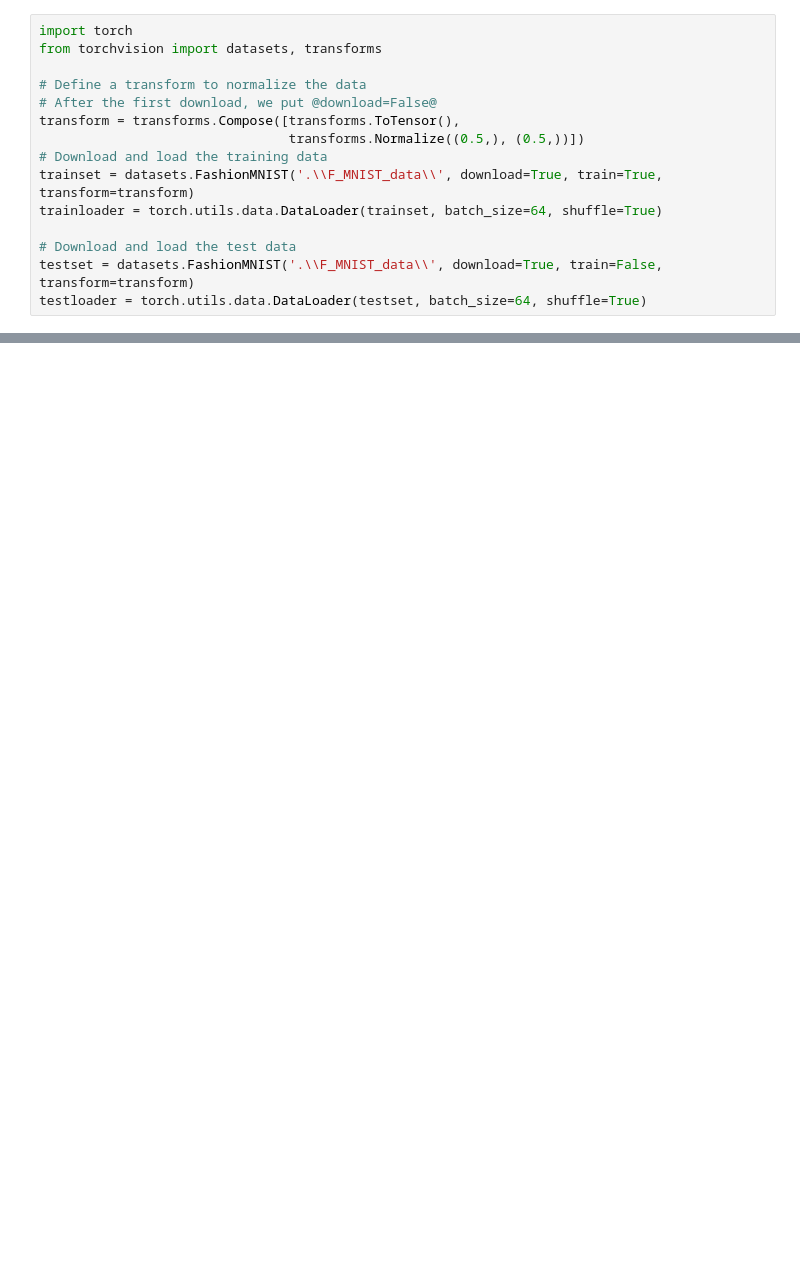
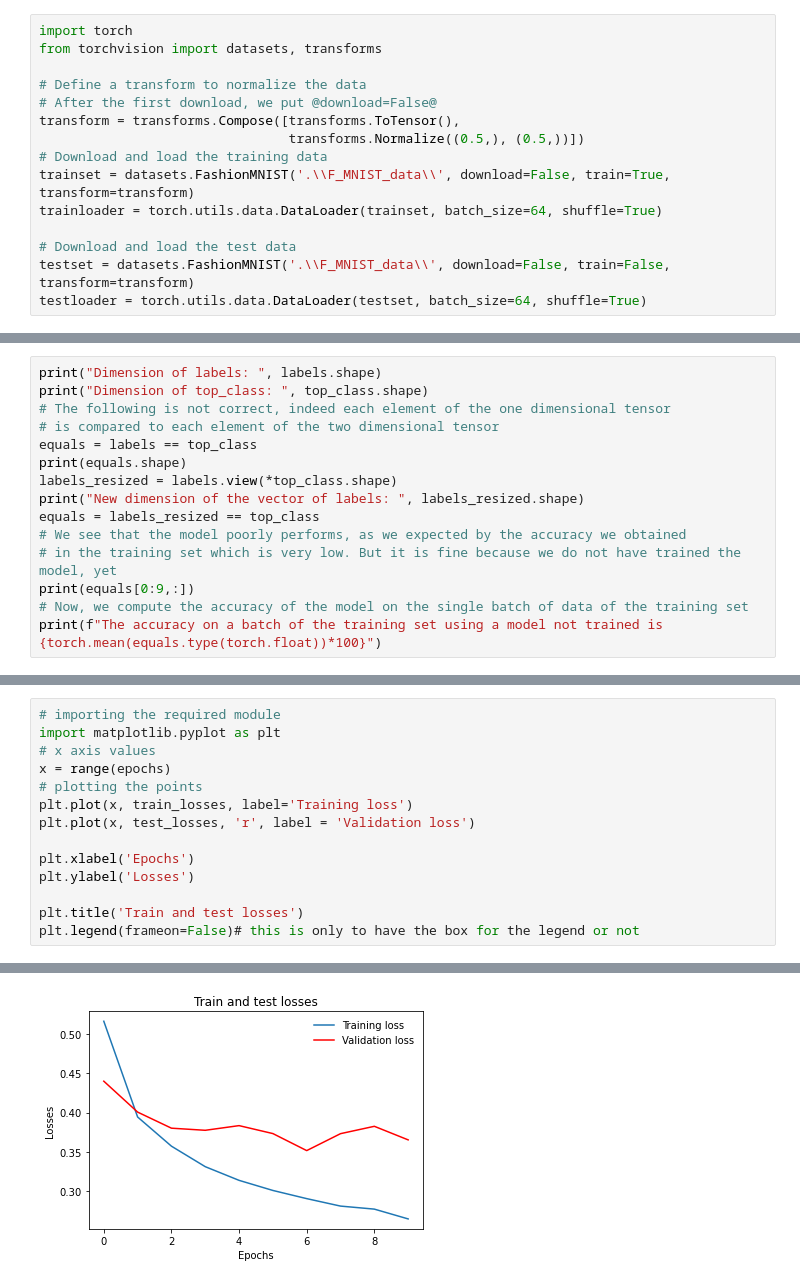
Before and after one commit to sarafrr/UdacityDeepLearningPyTorch, a Jupyter notebook: Part 5 - Inference and Validation.ipynb, the cells around one changed output, grey strips where cells are left out. Cells and saved outputs as stored; diff of their text form; blank space fills up the shorter version.

```diff
--- a/Part 5 - Inference and Validation.ipynb
+++ b/Part 5 - Inference and Validation.ipynb
@@ -12,9 +12,9 @@ from torchvision import datasets, transforms
 transform = transforms.Compose([transforms.ToTensor(),
                                 transforms.Normalize((0.5,), (0.5,))])
 # Download and load the training data
-trainset = datasets.FashionMNIST('.\\F_MNIST_data\\', download=True, train=True, transform=transform)
+trainset = datasets.FashionMNIST('.\\F_MNIST_data\\', download=False, train=True, transform=transform)
 trainloader = torch.utils.data.DataLoader(trainset, batch_size=64, shuffle=True)
 
 # Download and load the test data
-testset = datasets.FashionMNIST('.\\F_MNIST_data\\', download=True, train=False, transform=transform)
+testset = datasets.FashionMNIST('.\\F_MNIST_data\\', download=False, train=False, transform=transform)
 testloader = torch.utils.data.DataLoader(testset, batch_size=64, shuffle=True)
@@ -66,0 +113,15 @@ for images,labels in testloader:
+# %%
+print("Dimension of labels: ", labels.shape)
+print("Dimension of top_class: ", top_class.shape)
+# The following is not correct, indeed each element of the one dimensional tensor
+# is compared to each element of the two dimensional tensor
+equals = labels == top_class
+print(equals.shape)
+labels_resized = labels.view(*top_class.shape)
+print("New dimension of the vector of labels: ", labels_resized.shape)
+equals = labels_resized == top_class
+# We see that the model poorly performs, as we expected by the accuracy we obtained
+# in the training set which is very low. But it is fine because we do not have trained the model, yet
+print(equals[0:9,:])
+# Now, we compute the accuracy of the model on the single batch of data of the training set
+print(f"The accuracy on a batch of the training set using a model not trained is {torch.mean(equals.type(torch.float))*100}")
@@ -66,0 +241,15 @@ for images,labels in testloader:
+# %%
+# importing the required module
+import matplotlib.pyplot as plt
+# x axis values
+x = range(epochs)
+# plotting the points
+plt.plot(x, train_losses, label='Training loss')
+plt.plot(x, test_losses, 'r', label = 'Validation loss')
+
+plt.xlabel('Epochs')
+plt.ylabel('Losses')
+
+plt.title('Train and test losses')
+plt.legend(frameon=False)# this is only to have the box for the legend or not
+# %% [output]
@@ -66,0 +257 @@ for images,labels in testloader:
+[figure, added]
```
Also changed, not shown: parts of 23 cells of this notebook, 2 other files.
